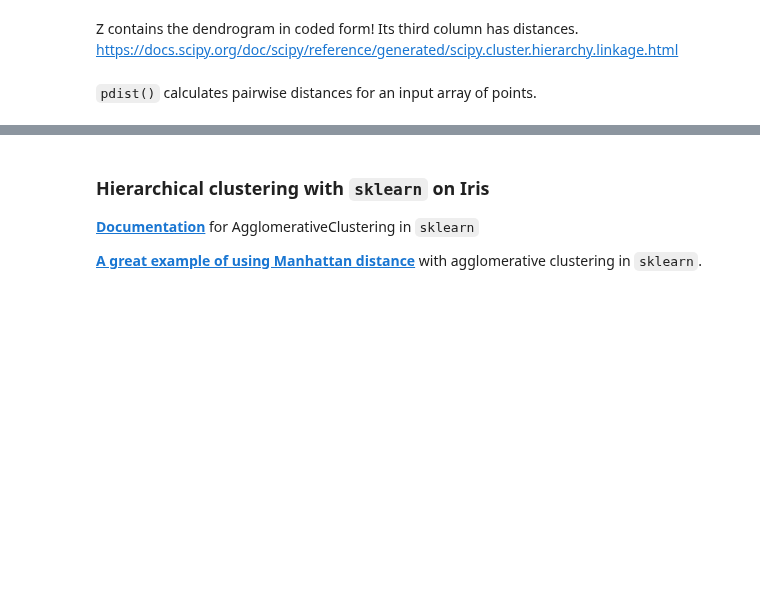
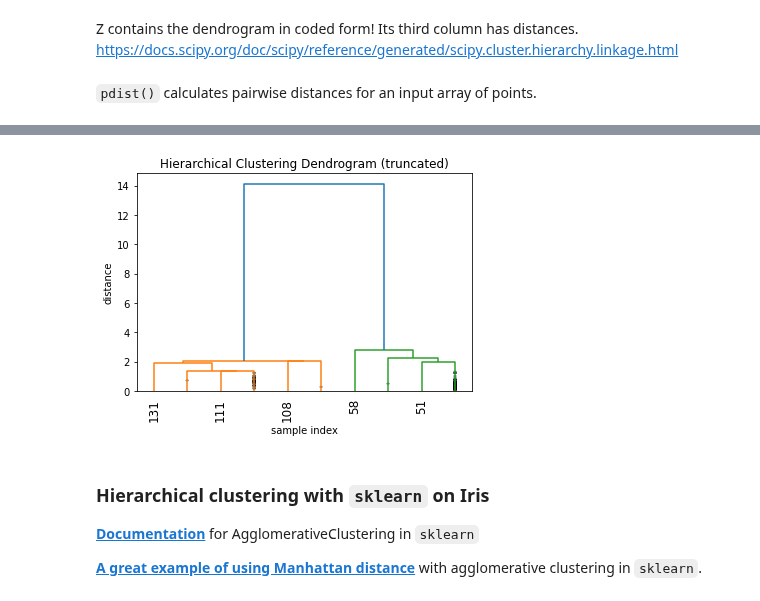
Before and after one commit to mccafj/DS-Live-091922, a Jupyter notebook: Phase4/Topic_33_hierarchical_clustering.ipynb, the cells around one changed output, grey strips where cells are left out. Drawn from its saved outputs; the diff is of its cells as text; code cells hidden in the pictures; blank space fills up the shorter version.

```diff
--- a/Phase4/Topic_33_hierarchical_clustering.ipynb
+++ b/Phase4/Topic_33_hierarchical_clustering.ipynb
@@ -166,20 +213,25 @@ dendrogram(
 # %%
 # trimming and truncating the dendrogram
 
 fig, ax = plt.subplots()
 ax.set_title('Hierarchical Clustering Dendrogram (truncated)')
 ax.set_xlabel('sample index')
 ax.set_ylabel('distance')
 dendrogram(
     Z,
     truncate_mode='lastp',  # show only the last p merged clusters
-    p=6,
+    p=10,
     show_leaf_counts=False, # otherwise numbers in brackets are counts
     leaf_rotation=90.,
     leaf_font_size=12.,
     show_contracted=True    # to get a distribution impression in
-                            #truncated branches
+                            #truncated branches - look at last branch
 );
+
+# much more truncated.  Easier to read.  ANd faster to produce
+# showed variations by changing value for 'p' 6, 7, 10
+# %% [output]
+[figure, added]
 # %% [markdown]
 ### Hierarchical clustering with `sklearn` on Iris
 
```
Also changed, not shown: parts of 24 cells of this notebook, 2 other files.
